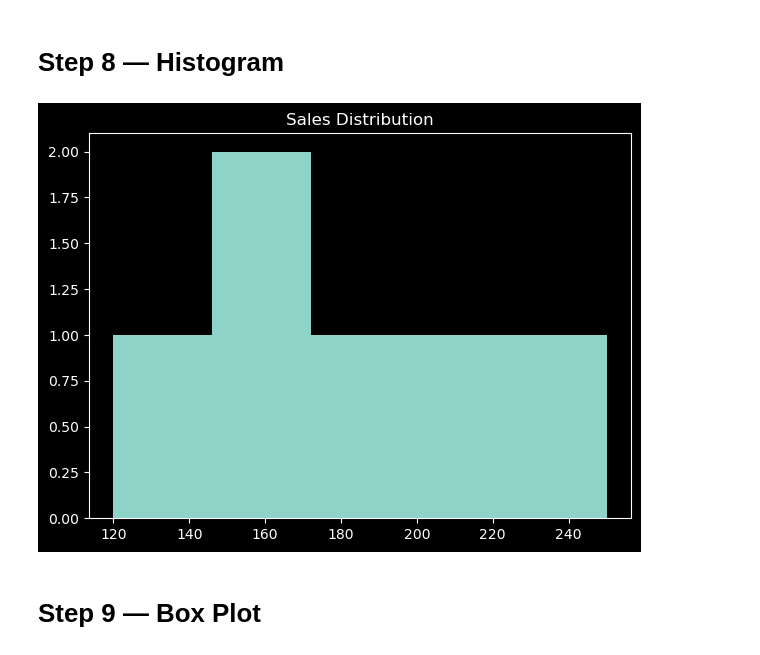
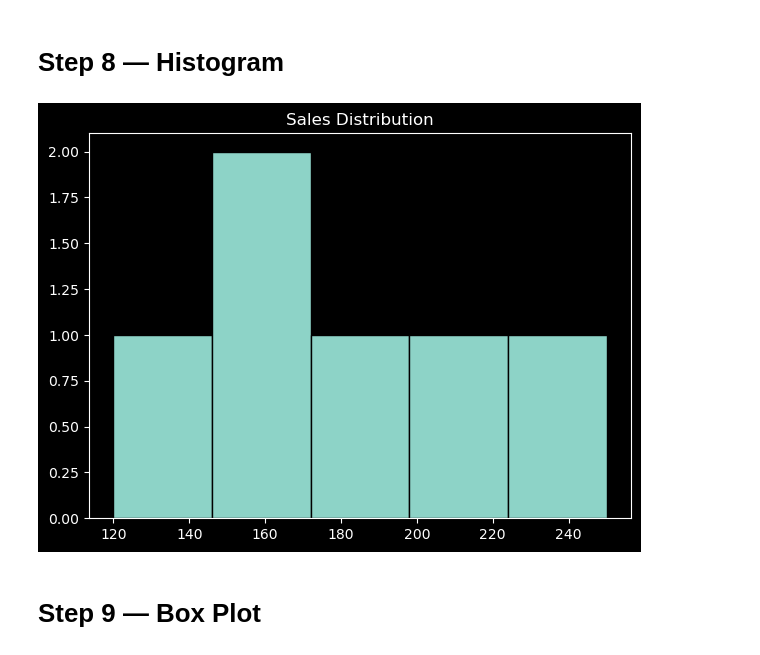
Before and after one commit to abhishekkatewaofficial-lab/Machine-Learning, a Jupyter notebook: Notes/Visualisation/Matplotlib/5. Matplotlib.ipynb, the cells around one changed output. Cells and saved outputs as stored; diff of their text form; code cells hidden in the pictures.

```diff
--- a/Notes/Visualisation/Matplotlib/5. Matplotlib.ipynb
+++ b/Notes/Visualisation/Matplotlib/5. Matplotlib.ipynb
@@ -191,18 +191,19 @@ plt.show()
 # %%
 fig, ax = plt.subplots(
     figsize=(7, 5)
 )
 
 ax.hist(
     df["Sales"],
-    bins=5
+    bins=5,
+    edgecolor=  'black'
 )
 
 ax.set_title("Sales Distribution")
 
 plt.show()
 # %% [output]
-[figure, old version]
+[figure, new version]
 # %% [markdown]
 # Step 9 — Box Plot
 # %%
```
Also changed, not shown: 8 other files.
